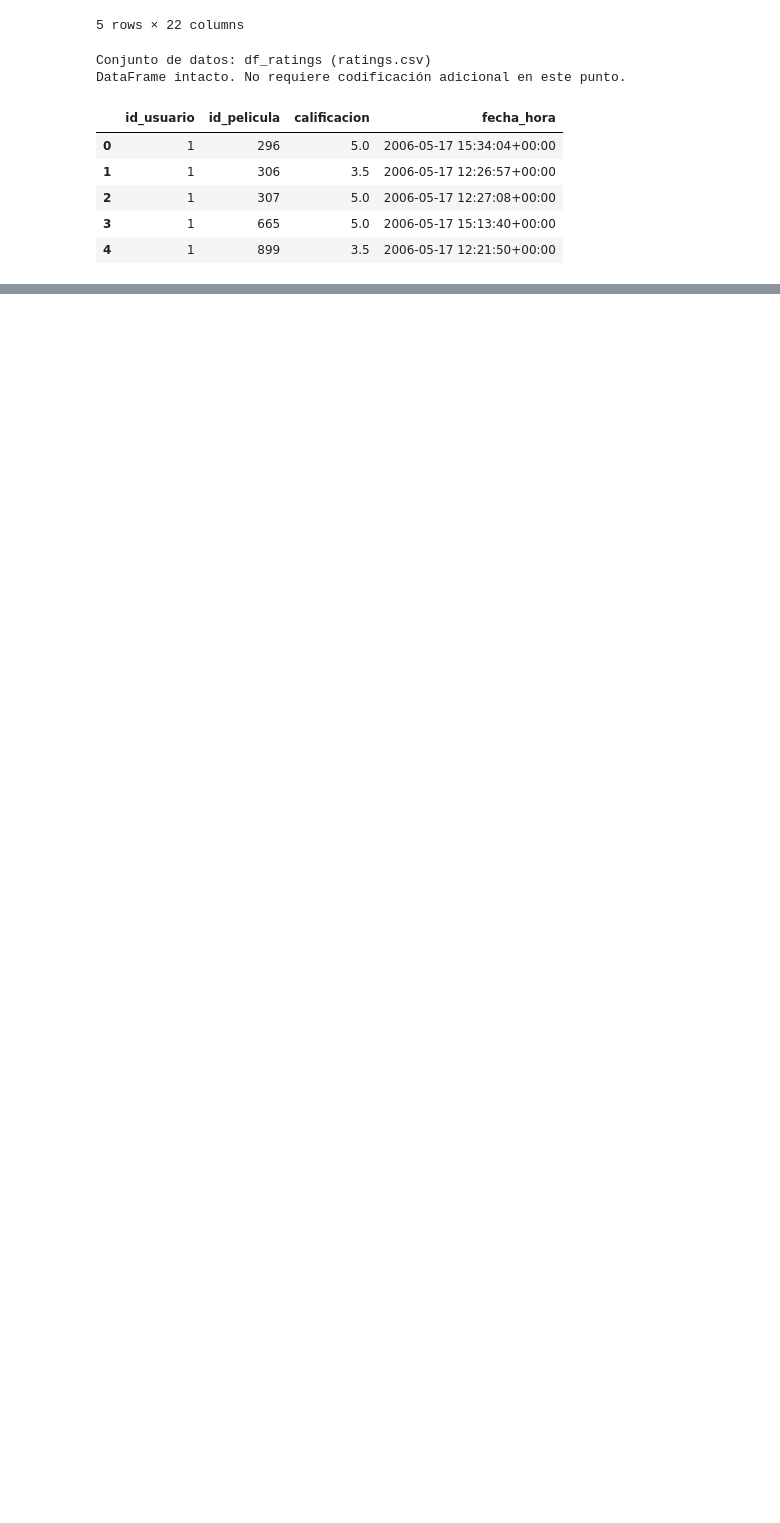
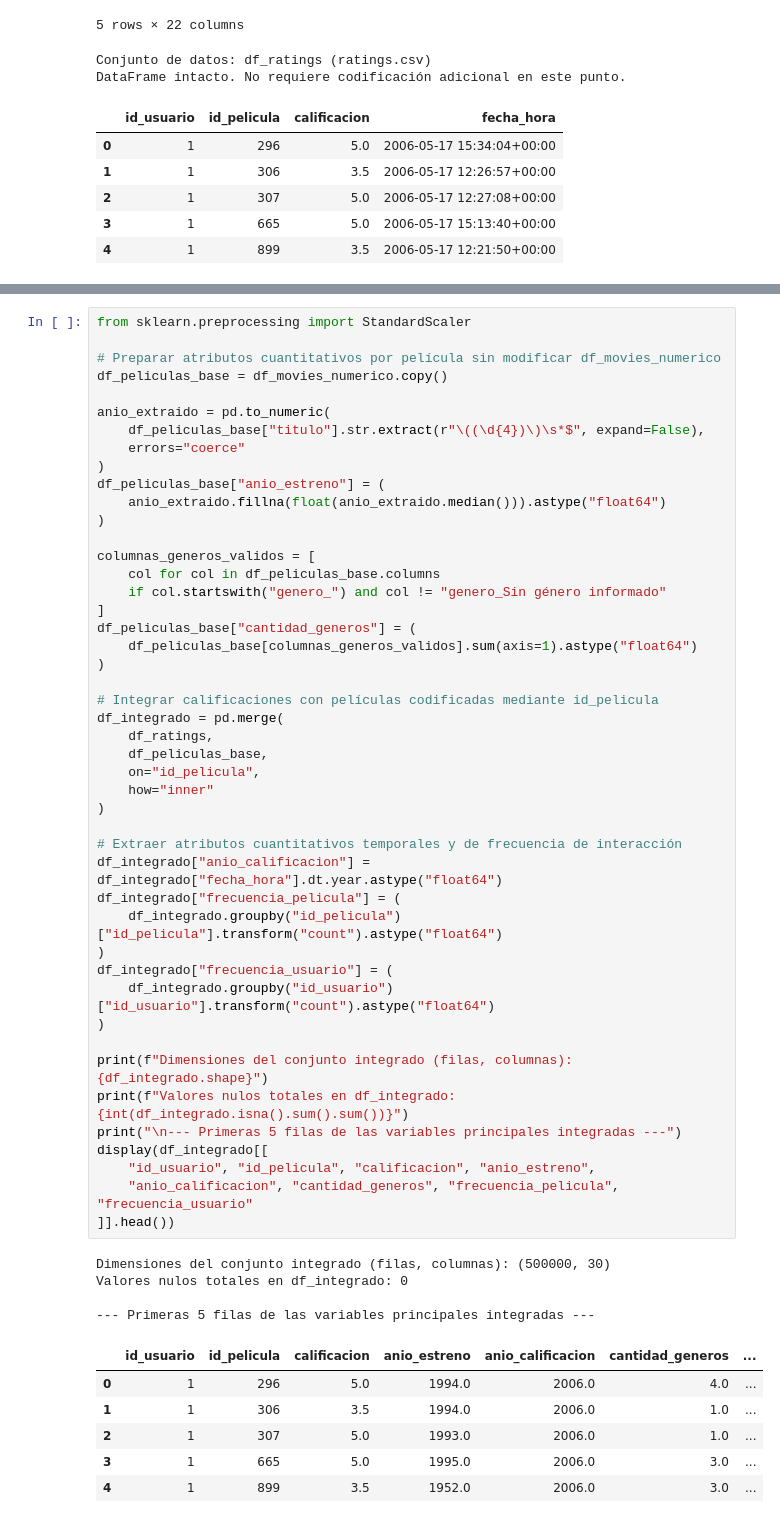
Before and after one commit to sheylamurillo/laboratorio4_conjunto-de-datos, a Jupyter notebook: lab4_IC2025.ipynb, the cells around one changed output, grey strips where cells are left out. Saved outputs shown, nothing was run; the diff lists cells and outputs as text; blank space fills up the shorter version.

```diff
--- a/lab4_IC2025.ipynb
+++ b/lab4_IC2025.ipynb
@@ -380,0 +387,57 @@ DataFrame intacto. No requiere codificación adicional en este punto.
+# %%
+from sklearn.preprocessing import StandardScaler
+
+# Preparar atributos cuantitativos por película sin modificar df_movies_numerico
+df_peliculas_base = df_movies_numerico.copy()
+
+anio_extraido = pd.to_numeric(
+    df_peliculas_base["titulo"].str.extract(r"\((\d{4})\)\s*$", expand=False),
+    errors="coerce"
+)
+df_peliculas_base["anio_estreno"] = (
+    anio_extraido.fillna(float(anio_extraido.median())).astype("float64")
+)
+
+columnas_generos_validos = [
+    col for col in df_peliculas_base.columns
+    if col.startswith("genero_") and col != "genero_Sin género informado"
+]
+df_peliculas_base["cantidad_generos"] = (
+    df_peliculas_base[columnas_generos_validos].sum(axis=1).astype("float64")
+)
+
+# Integrar calificaciones con películas codificadas mediante id_pelicula
+df_integrado = pd.merge(
+    df_ratings,
+    df_peliculas_base,
+    on="id_pelicula",
+    how="inner"
+)
+
+# Extraer atributos cuantitativos temporales y de frecuencia de interacción
+df_integrado["anio_calificacion"] = df_integrado["fecha_hora"].dt.year.astype("float64")
+df_integrado["frecuencia_pelicula"] = (
+    df_integrado.groupby("id_pelicula")["id_pelicula"].transform("count").astype("float64")
+)
+df_integrado["frecuencia_usuario"] = (
+    df_integrado.groupby("id_usuario")["id_usuario"].transform("count").astype("float64")
+)
+
+print(f"Dimensiones del conjunto integrado (filas, columnas): {df_integrado.shape}")
+print(f"Valores nulos totales en df_integrado: {int(df_integrado.isna().sum().sum())}")
+print("\n--- Primeras 5 filas de las variables principales integradas ---")
+display(df_integrado[[
+    "id_usuario", "id_pelicula", "calificacion", "anio_estreno",
+    "anio_calificacion", "cantidad_generos", "frecuencia_pelicula", "frecuencia_usuario"
+]].head())
+# %% [output]
+Dimensiones del conjunto integrado (filas, columnas): (500000, 30)
+Valores nulos totales en df_integrado: 0
+
+--- Primeras 5 filas de las variables principales integradas ---
+|  | id_usuario | id_pelicula | calificacion | anio_estreno | anio_calificacion | cantidad_generos | ... |
+| 0 | 1 | 296 | 5.0 | 1994.0 | 2006.0 | 4.0 | ... |
+| 1 | 1 | 306 | 3.5 | 1994.0 | 2006.0 | 1.0 | ... |
+| 2 | 1 | 307 | 5.0 | 1993.0 | 2006.0 | 1.0 | ... |
+| 3 | 1 | 665 | 5.0 | 1995.0 | 2006.0 | 3.0 | ... |
+| 4 | 1 | 899 | 3.5 | 1952.0 | 2006.0 | 3.0 | ... |
```
Also changed, not shown: parts of 5 cells of this notebook.
